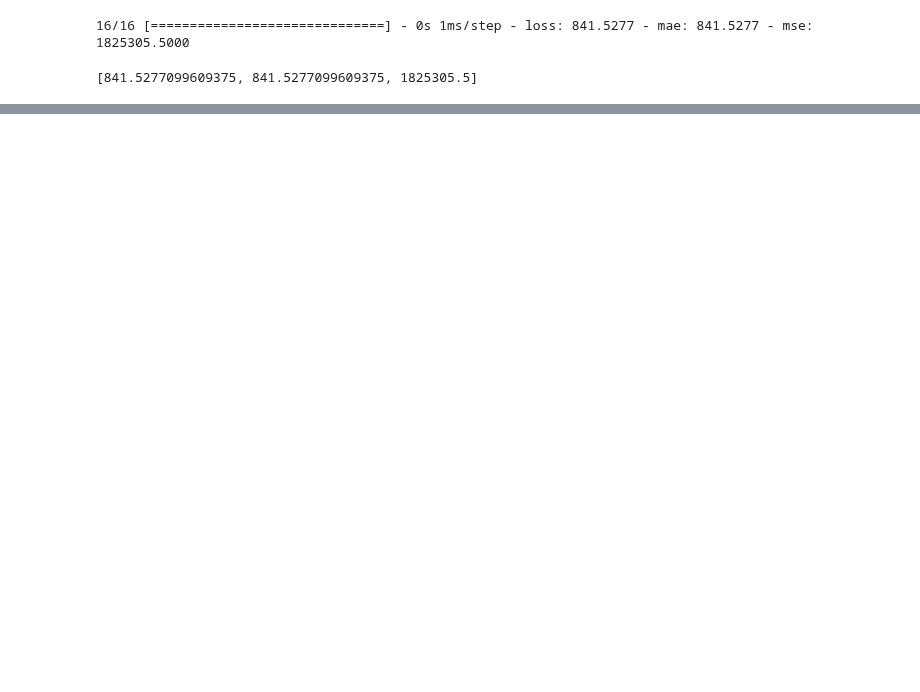
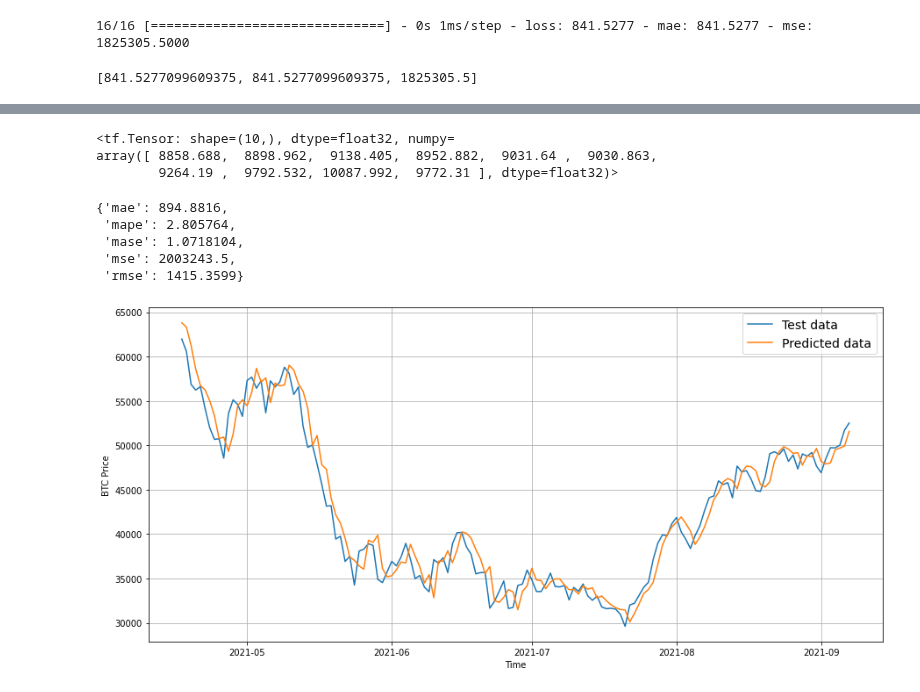
Before and after one commit to imran9891/TensorFlow, a Jupyter notebook: 10_time_series_forecasing_with_tensorflow.ipynb, the cells around one changed output, grey strips where cells are left out. Saved outputs shown, nothing was run; the diff lists cells and outputs as text; code cells hidden in the pictures; blank space fills up the shorter version.

```diff
--- a/10_time_series_forecasing_with_tensorflow.ipynb
+++ b/10_time_series_forecasing_with_tensorflow.ipynb
@@ -637,0 +711,4 @@ model_1.evaluate(test_windows,test_labels)
+# %%
+# Make windows data with horizon
+full_windows_30, full_labels_30 = make_windows(x=prices,window_size=30,horizon=1)
+full_windows_30[0], full_labels_30[0]
@@ -637,0 +722,6 @@ model_1.evaluate(test_windows,test_labels)
+# %%
+# Make train and test windows
+train_windows_30,test_windows_30,train_labels_30,test_labels_30 =  make_train_test_splits(windows=full_windows_30,
+                                                                                          labels=full_labels_30,
+                                                                                          test_split=0.2)
+len(train_windows_30),len(test_windows_30),len(train_labels_30),len(test_labels_30)
@@ -637,0 +770,4 @@ model_1.evaluate(test_windows,test_labels)
+# %%
+# Load in the best saved model
+model_2 = tf.keras.models.load_model("model_experiments/model_2_dense/")
+model_2.evaluate(test_windows_30, test_labels_30)
@@ -637,0 +777,32 @@ model_1.evaluate(test_windows,test_labels)
+# %%
+model_2_preds = make_preds(model_2, input_data=test_windows_30)
+model_2_preds[:10]
+# %% [output]
+<tf.Tensor: shape=(10,), dtype=float32, numpy=
+array([ 8858.688,  8898.962,  9138.405,  8952.882,  9031.64 ,  9030.863,
+        9264.19 ,  9792.532, 10087.992,  9772.31 ], dtype=float32)>
+# %%
+model_2_results = evaluate_preds(y_true=tf.squeeze(test_labels_30),y_pred=model_2_preds)
+model_2_results
+# %% [output]
+{'mae': 894.8816,
+ 'mape': 2.805764,
+ 'mase': 1.0718104,
+ 'mse': 2003243.5,
+ 'rmse': 1415.3599}
+# %%
+# Plot model 2 predictions
+offset=350
+plt.figure(figsize=(15,7))
+plot_time_series(timesteps=X_test[-len(test_windows_30):],
+                 values=test_labels_30,
+                 format="-",
+                 start=offset,
+                 label="Test data")
+plot_time_series(timesteps=X_test[-len(test_windows_30):],
+                 values=model_2_preds,
+                 format="-",
+                 start=offset,
+                 label="Predicted data")
+# %% [output]
+[figure, added]
```
Also changed, not shown: parts of 15 cells of this notebook.
